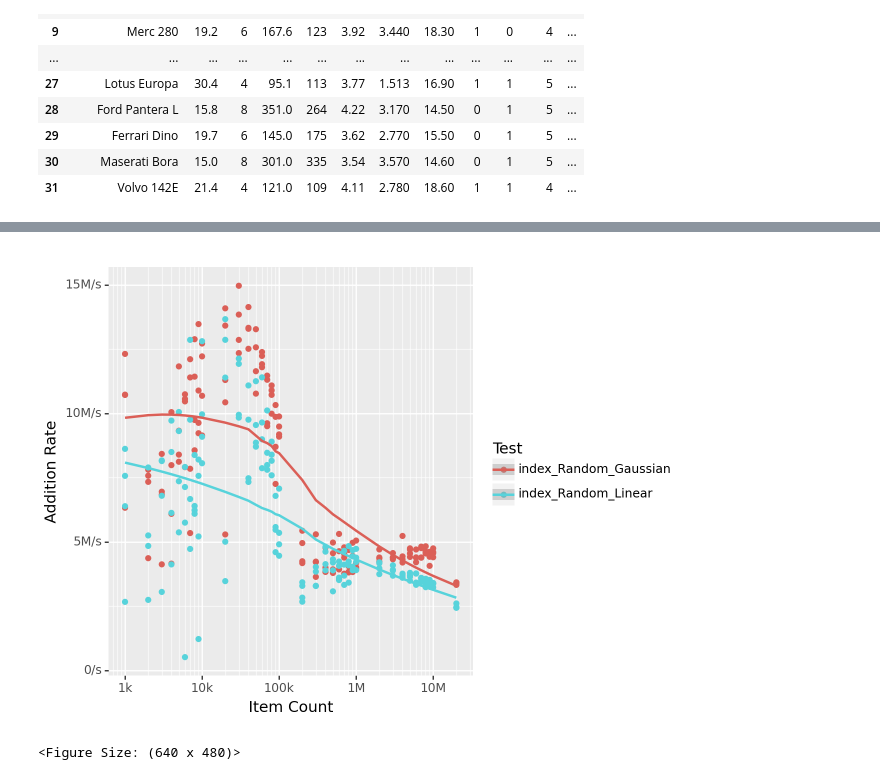
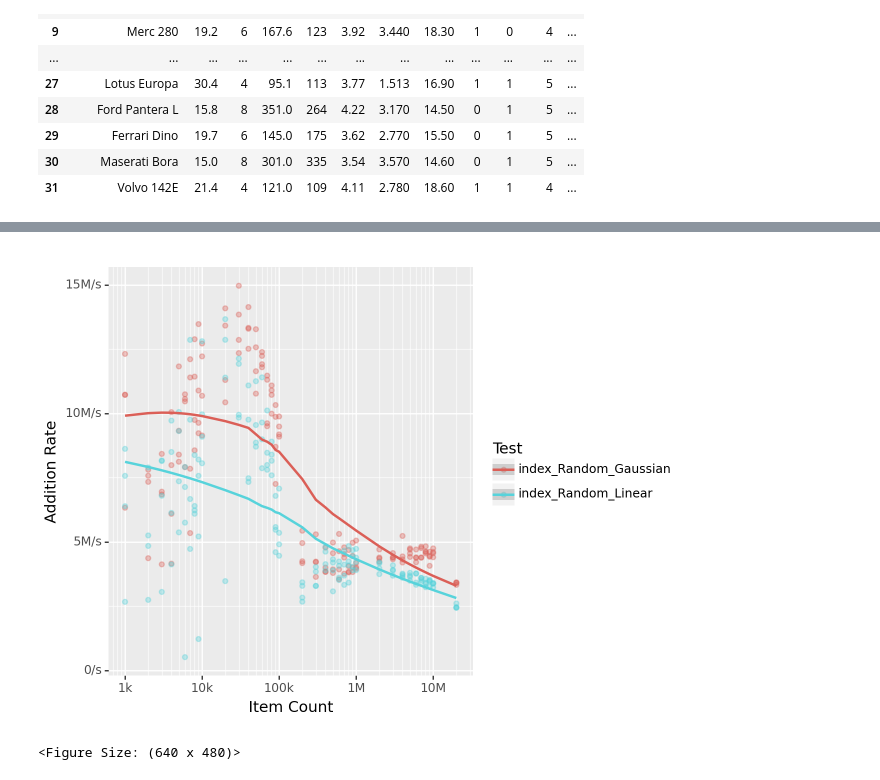
Before and after one commit to nanovc/nanovc-java-kdrepo, a Jupyter notebook: analysis/performance/performance-analysis.ipynb, the cells around one changed output, grey strips where cells are left out. Saved outputs shown, nothing was run; the diff lists cells and outputs as text; code cells hidden in the pictures.

```diff
--- a/analysis/performance/performance-analysis.ipynb
+++ b/analysis/performance/performance-analysis.ipynb
@@ -46,7 +46,13 @@ import pandas as pd
 
 #csv_data
 
+# Calculate additional columns:
 csv_data['Add Rate'] = csv_data['Item Count'] * 1_000_000_000 / csv_data['Add Duration Nanos']
+csv_data['Search Rate'] = csv_data['Query Count'] * 1_000_000_000 / csv_data['Search Duration Nanos']
+
+# Remove warmup data:
+csv_data = csv_data[csv_data['Scenario'] != 'Warmup']
+
 
 csv_data
 # %% [output]
@@ -153,22 +159,17 @@ plot_data.head()
 # %%
 from mizani.formatters import comma_format
 from formatters.number_suffix_format import number_suffix_format
 from plotnine import scale_x_log10, scale_y_log10, geom_smooth, labs, scale_color_discrete, scale_y_continuous
 
-
-#  format(x, big.mark = ".", scientific = FALSE)
-def labelX(x):
-    return 'abv'
-
 (ggplot(plot_data, aes(x="Item Count", y="Add Rate", color="Test"))
- + geom_point()
+ + geom_point(alpha=0.35)
  + scale_x_log10(labels = number_suffix_format(fmt="{:.0f}", suffix=""))
  + scale_y_continuous(labels = number_suffix_format(fmt="{:.0f}", suffix="/s"))
  #+ scale_color_discrete(l=.4)
  + geom_smooth()
  + labs(x='Item Count', y='Addition Rate')
  )
 # %% [output]
-[figure, old version]
+[figure, new version]
 <Figure Size: (640 x 480)>
 # %%
```
Also changed, not shown: parts of 5 cells of this notebook.
